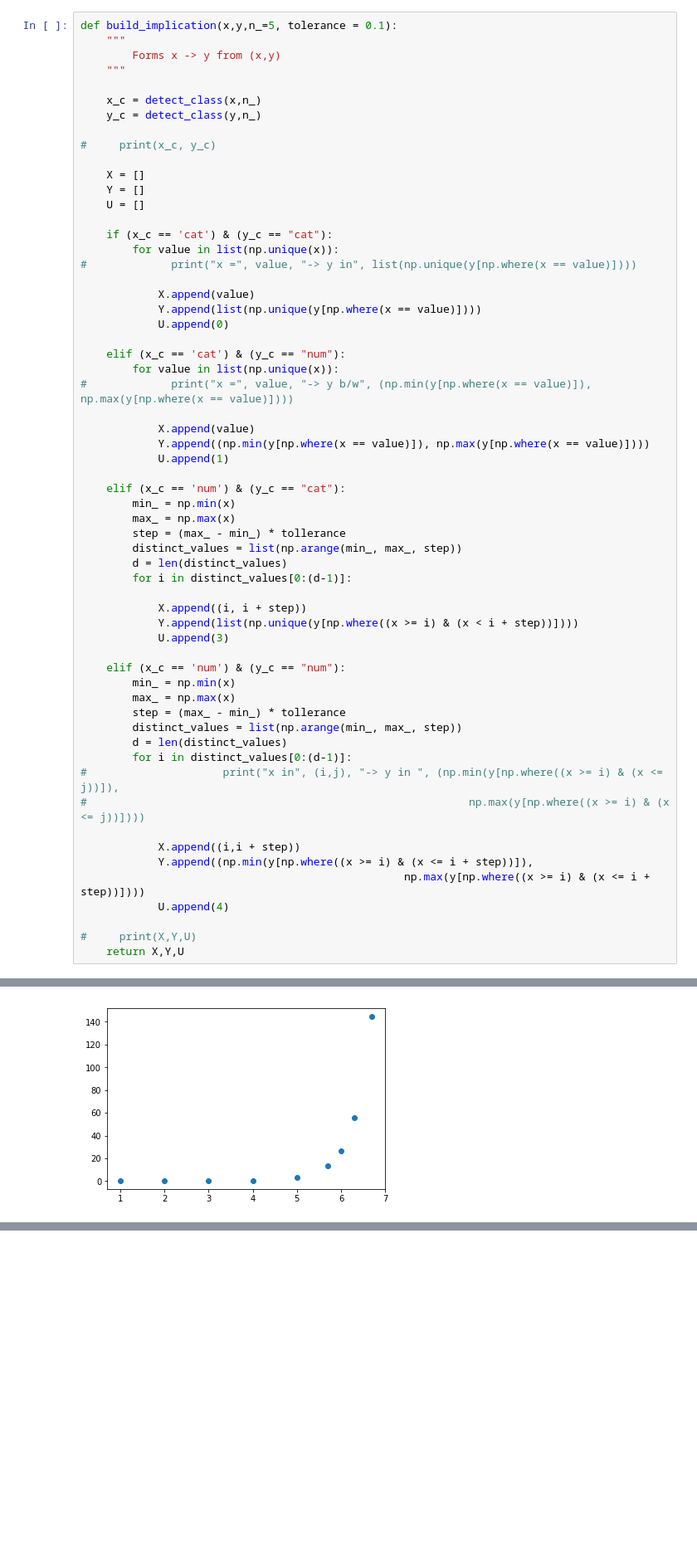
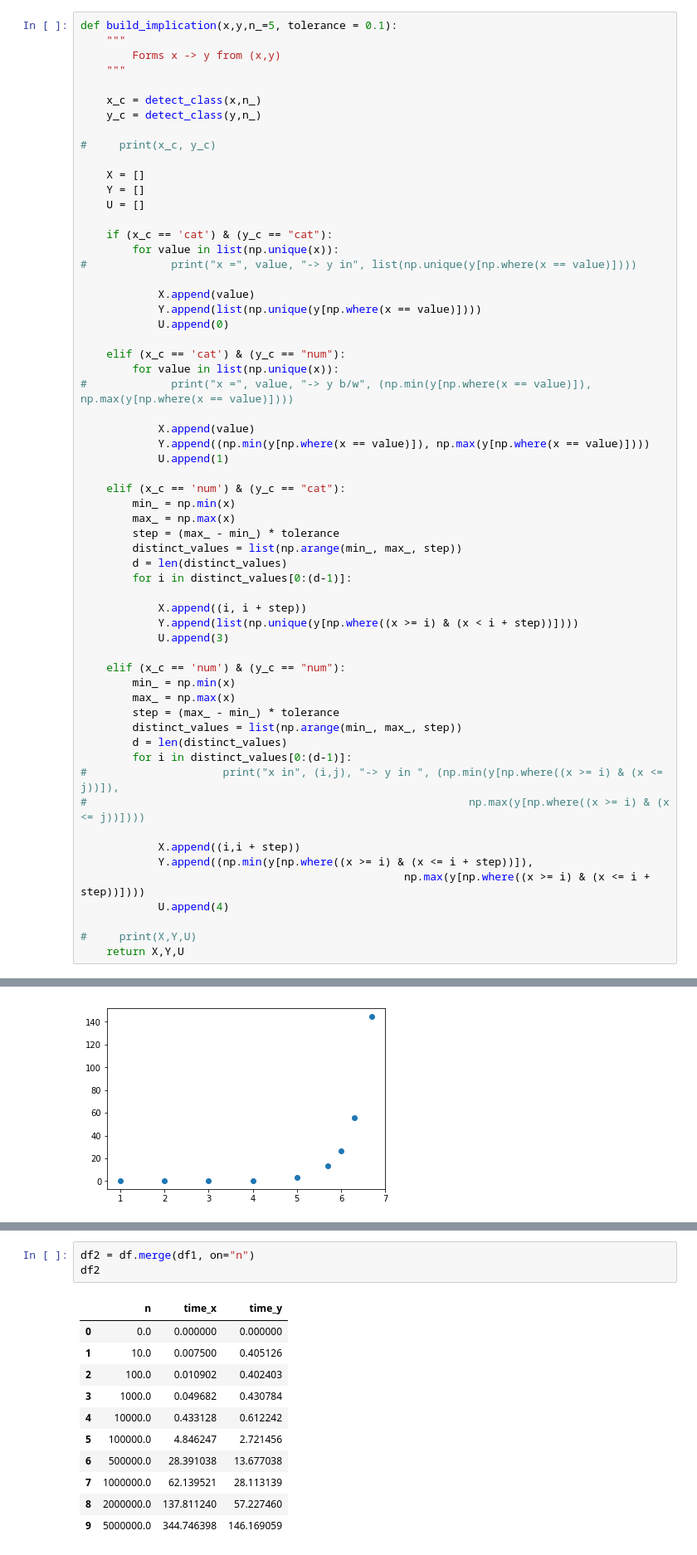
Before and after one commit to d-gorbatenko/attribute-exploration, a Jupyter notebook: Attribute Exploration.ipynb, the cells around one changed output, grey strips where cells are left out. Shown at 83% size. Cells and saved outputs as stored; diff of their text form; blank space fills up the shorter version.

```diff
--- a/Attribute Exploration.ipynb
+++ b/Attribute Exploration.ipynb
@@ -67,7 +69,7 @@ def build_implication(x,y,n_=5, tolerance = 0.1):
     elif (x_c == 'num') & (y_c == "cat"):
         min_ = np.min(x)
         max_ = np.max(x)
-        step = (max_ - min_) * tollerance
+        step = (max_ - min_) * tolerance
         distinct_values = list(np.arange(min_, max_, step))
         d = len(distinct_values)
         for i in distinct_values[0:(d-1)]:
@@ -79,7 +81,7 @@ def build_implication(x,y,n_=5, tolerance = 0.1):
     elif (x_c == 'num') & (y_c == "num"):
         min_ = np.min(x)
         max_ = np.max(x)
-        step = (max_ - min_) * tollerance
+        step = (max_ - min_) * tolerance
         distinct_values = list(np.arange(min_, max_, step))
         d = len(distinct_values)
         for i in distinct_values[0:(d-1)]:
@@ -335,0 +311,15 @@ plt.scatter(x = np.log10(df1.n.values), y = df1.time.values, )
+# %%
+df2 = df.merge(df1, on="n")
+df2
+# %% [output]
+|  | n | time_x | time_y |
+| 0 | 0.0 | 0.000000 | 0.000000 |
+| 1 | 10.0 | 0.007500 | 0.405126 |
+| 2 | 100.0 | 0.010902 | 0.402403 |
+| 3 | 1000.0 | 0.049682 | 0.430784 |
+| 4 | 10000.0 | 0.433128 | 0.612242 |
+| 5 | 100000.0 | 4.846247 | 2.721456 |
+| 6 | 500000.0 | 28.391038 | 13.677038 |
+| 7 | 1000000.0 | 62.139521 | 28.113139 |
+| 8 | 2000000.0 | 137.811240 | 57.227460 |
+| 9 | 5000000.0 | 344.746398 | 146.169059 |
```
Also changed, not shown: parts of 12 cells of this notebook.
